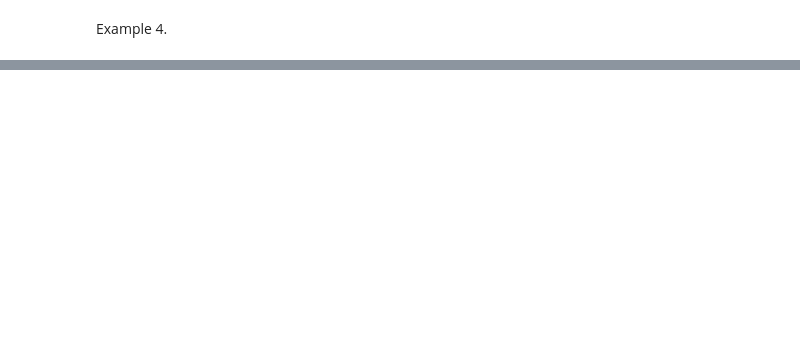
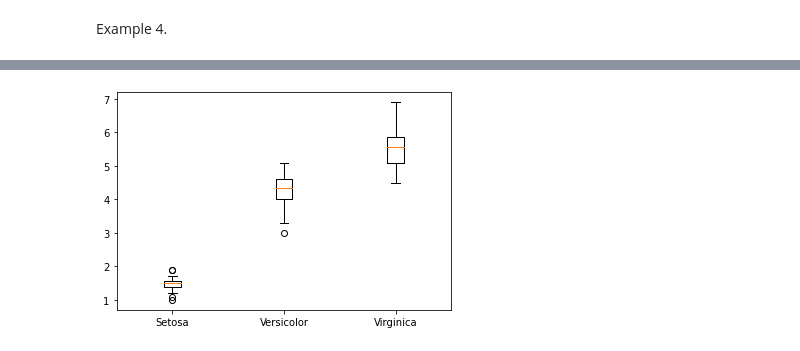
Before and after one commit to caiquemiranda/data-visualization-python, a Jupyter notebook: 15-extra_plot.ipynb, the cells around one changed output, grey strips where cells are left out. Cells and saved outputs as stored; diff of their text form; code cells hidden in the pictures; blank space fills up the shorter version.

```diff
--- a/15-extra_plot.ipynb
+++ b/15-extra_plot.ipynb
@@ -94,0 +125,14 @@ FileNotFoundError: [Errno 2] No such file or directory: 'iris.csv'
+# %%
+plt.boxplot(iris.query("Species=='Iris-setosa'")["PetalLengthCm"].values, positions=[1])
+
+plt.boxplot(iris.query("Species=='Iris-versicolor'")["PetalLengthCm"].values, positions=[2])
+
+plt.boxplot(iris.query("Species=='Iris-virginica'")["PetalLengthCm"].values, positions=[3])
+
+plt.xticks([1,2,3], ["Setosa", "Versicolor", "Virginica"])
+
+plt.xlim(0.5,3.5) # Fix horizontal
+
+plt.show()
+# %% [output]
+[figure, added]
```
Also changed, not shown: parts of 31 cells of this notebook, 3 other files.
